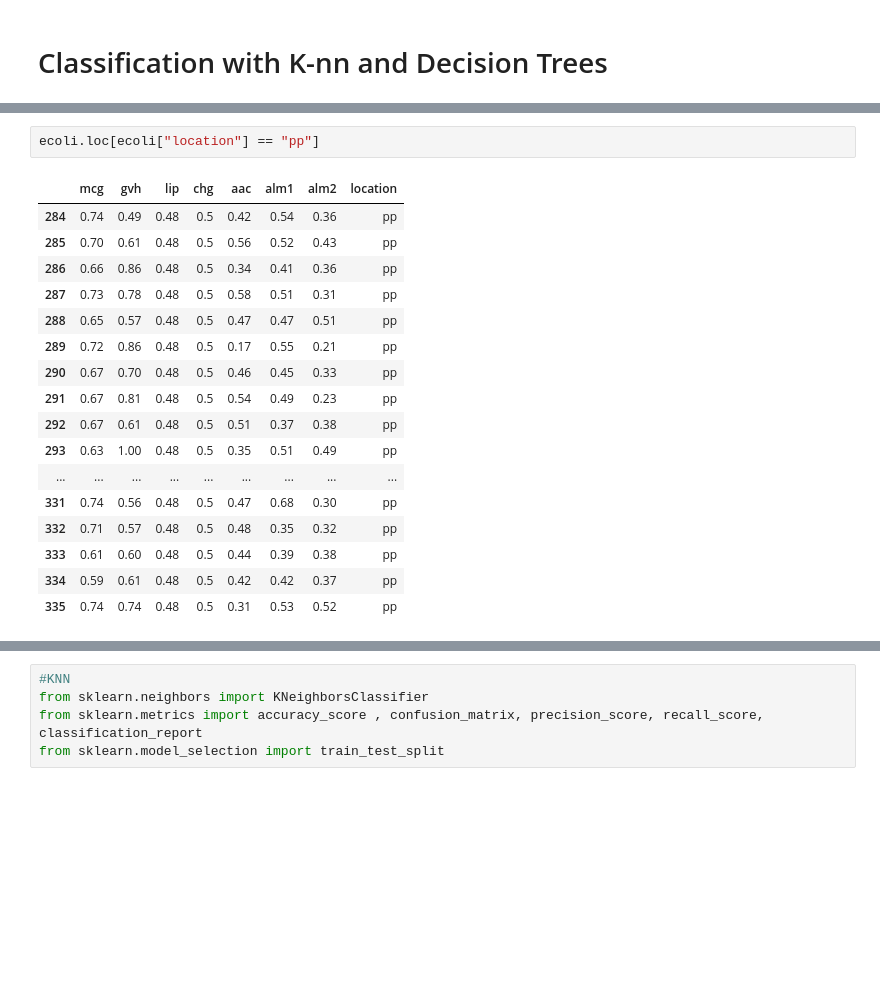
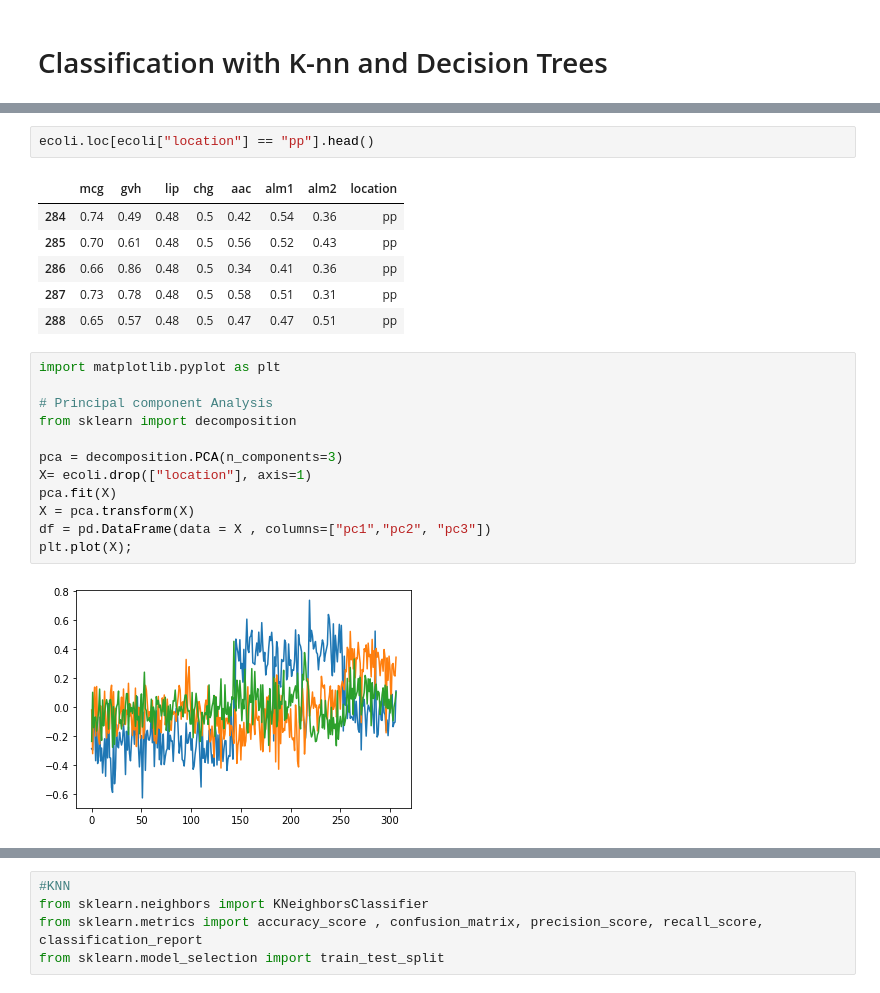
Before and after one commit to Jonas56/classification-ecoli, a Jupyter notebook: Ecoli.ipynb, the cells around one changed output, grey strips where cells are left out. Drawn from its saved outputs; the diff is of its cells as text; blank space fills up the shorter version.

```diff
--- a/Ecoli.ipynb
+++ b/Ecoli.ipynb
@@ -107,23 +108,26 @@ memory usage: 21.6 KB
 # %%
-ecoli.loc[ecoli["location"] == "pp"]
+ecoli.loc[ecoli["location"] == "pp"].head()
 # %% [output]
 |  | mcg | gvh | lip | chg | aac | alm1 | alm2 | location |
 | 284 | 0.74 | 0.49 | 0.48 | 0.5 | 0.42 | 0.54 | 0.36 | pp |
 | 285 | 0.70 | 0.61 | 0.48 | 0.5 | 0.56 | 0.52 | 0.43 | pp |
 | 286 | 0.66 | 0.86 | 0.48 | 0.5 | 0.34 | 0.41 | 0.36 | pp |
 | 287 | 0.73 | 0.78 | 0.48 | 0.5 | 0.58 | 0.51 | 0.31 | pp |
 | 288 | 0.65 | 0.57 | 0.48 | 0.5 | 0.47 | 0.47 | 0.51 | pp |
-| 289 | 0.72 | 0.86 | 0.48 | 0.5 | 0.17 | 0.55 | 0.21 | pp |
-| 290 | 0.67 | 0.70 | 0.48 | 0.5 | 0.46 | 0.45 | 0.33 | pp |
-| 291 | 0.67 | 0.81 | 0.48 | 0.5 | 0.54 | 0.49 | 0.23 | pp |
-| 292 | 0.67 | 0.61 | 0.48 | 0.5 | 0.51 | 0.37 | 0.38 | pp |
-| 293 | 0.63 | 1.00 | 0.48 | 0.5 | 0.35 | 0.51 | 0.49 | pp |
-| ... | ... | ... | ... | ... | ... | ... | ... | ... |
-| 331 | 0.74 | 0.56 | 0.48 | 0.5 | 0.47 | 0.68 | 0.30 | pp |
-| 332 | 0.71 | 0.57 | 0.48 | 0.5 | 0.48 | 0.35 | 0.32 | pp |
-| 333 | 0.61 | 0.60 | 0.48 | 0.5 | 0.44 | 0.39 | 0.38 | pp |
-| 334 | 0.59 | 0.61 | 0.48 | 0.5 | 0.42 | 0.42 | 0.37 | pp |
-| 335 | 0.74 | 0.74 | 0.48 | 0.5 | 0.31 | 0.53 | 0.52 | pp |
+# %%
+import matplotlib.pyplot as plt
+
+# Principal component Analysis
+from sklearn import decomposition
+
+pca = decomposition.PCA(n_components=3)
+X= ecoli.drop(["location"], axis=1)
+pca.fit(X)
+X = pca.transform(X)
+df = pd.DataFrame(data = X , columns=["pc1","pc2", "pc3"])
+plt.plot(X);
+# %% [output]
+[figure, added]
 # %%
 import matplotlib.pyplot as plt
 
```
Also changed, not shown: parts of 30 cells of this notebook, 1 other file.
